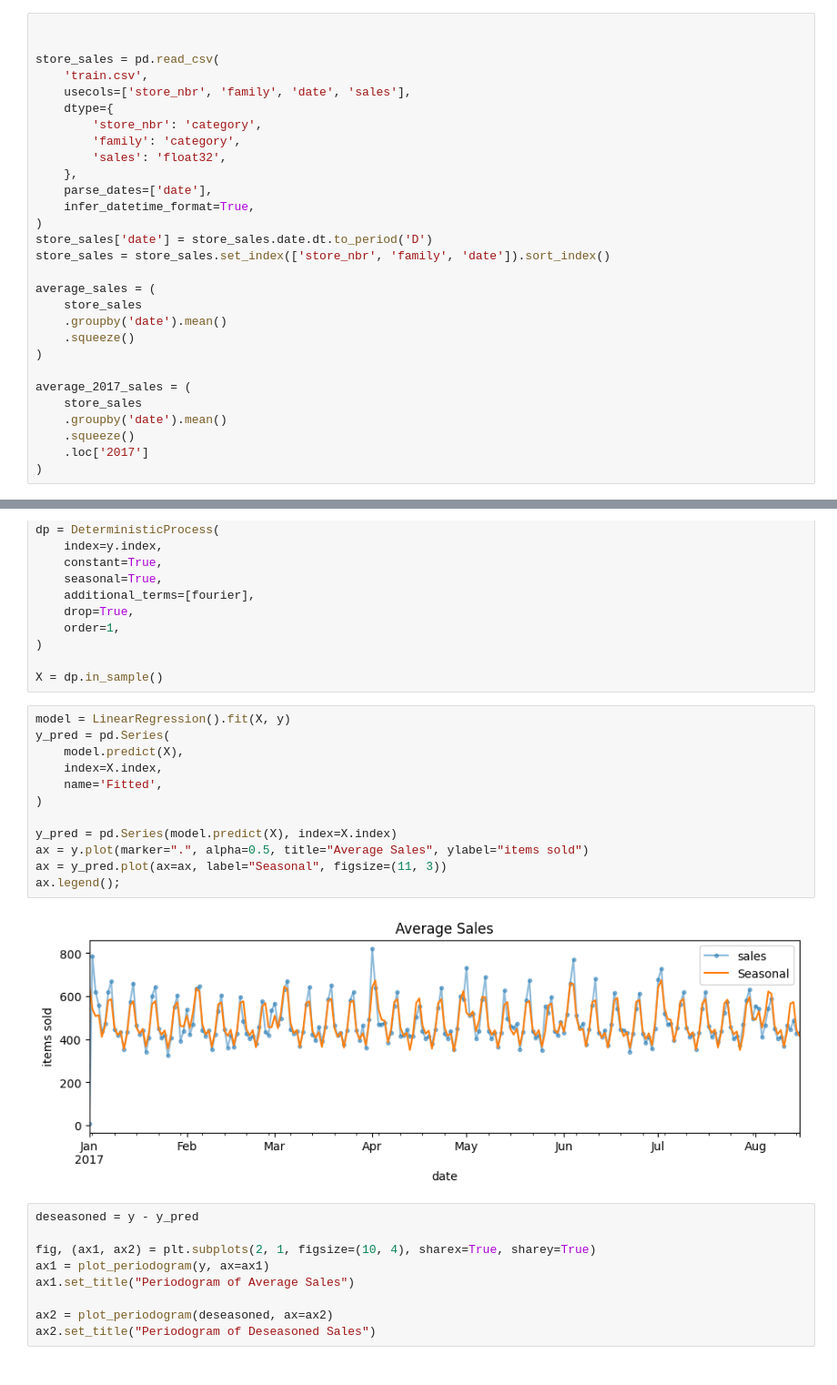
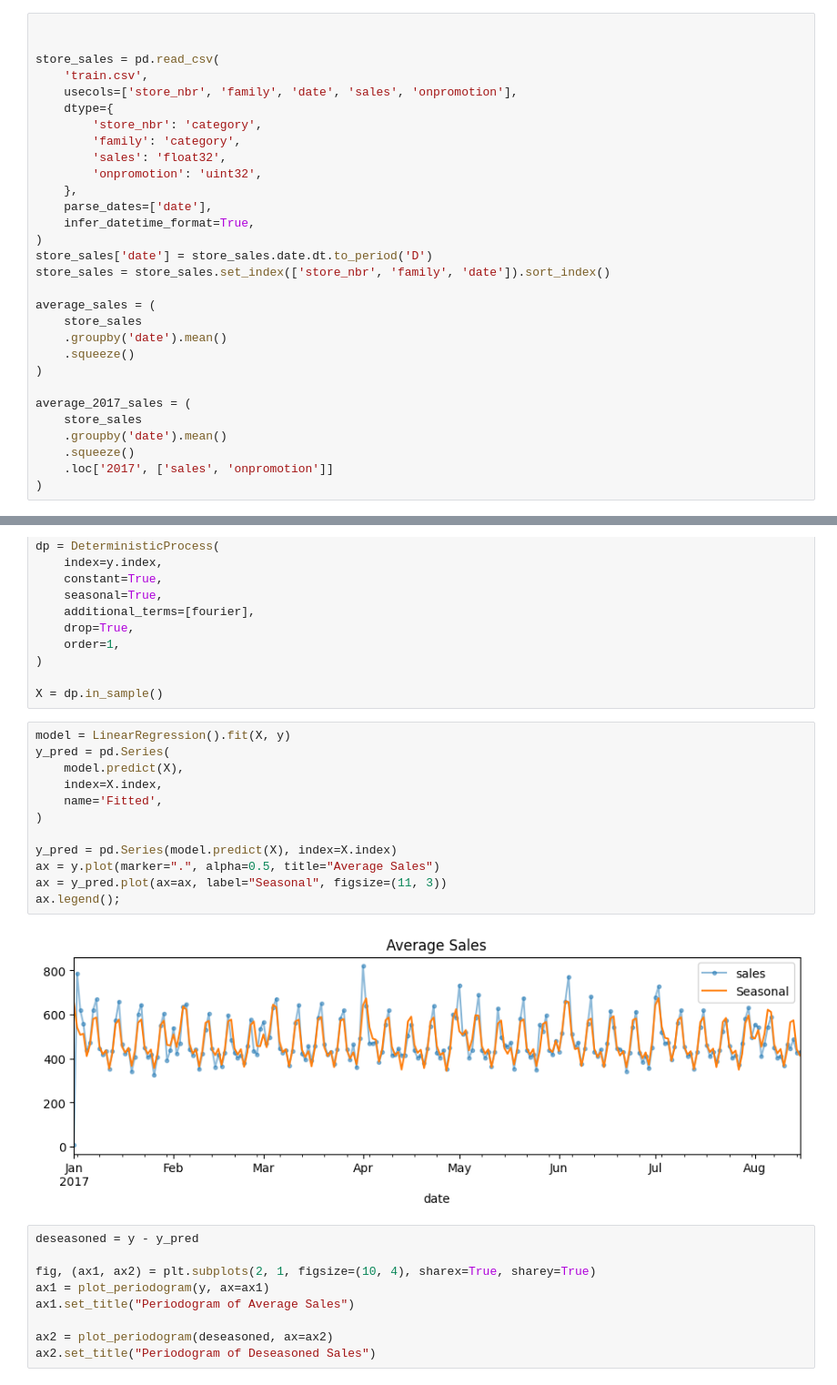
Before and after one commit to Karuption/CS4793-AI-GroupProject, a Jupyter notebook: AI-Model.ipynb, the cells around one changed output, grey strips where cells are left out. Shown at 91% size. Drawn from its saved outputs; the diff is of its cells as text.

```diff
--- a/AI-Model.ipynb
+++ b/AI-Model.ipynb
@@ -23,11 +23,12 @@ WARNING:root:Ignoring repeated attempt to bind to globals
 
 store_sales = pd.read_csv(
     'train.csv',
-    usecols=['store_nbr', 'family', 'date', 'sales'],
+    usecols=['store_nbr', 'family', 'date', 'sales', 'onpromotion'],
     dtype={
         'store_nbr': 'category',
         'family': 'category',
         'sales': 'float32',
+        'onpromotion': 'uint32',
     },
     parse_dates=['date'],
     infer_datetime_format=True,
@@ -45,7 +46,7 @@ average_2017_sales = (
     store_sales
     .groupby('date').mean()
     .squeeze()
-    .loc['2017']
+    .loc['2017', ['sales', 'onpromotion']]
 )
 # %%
 
@@ -128,17 +130,17 @@ X = dp.in_sample()
 # %%
 model = LinearRegression().fit(X, y)
 y_pred = pd.Series(
     model.predict(X),
     index=X.index,
     name='Fitted',
 )
 
 y_pred = pd.Series(model.predict(X), index=X.index)
-ax = y.plot(marker=".", alpha=0.5, title="Average Sales", ylabel="items sold")
+ax = y.plot(marker=".", alpha=0.5, title="Average Sales")
 ax = y_pred.plot(ax=ax, label="Seasonal", figsize=(11, 3))
 ax.legend();
 # %% [output]
-[figure, old version]
+[figure, new version]
 # %%
 deseasoned = y - y_pred
 
```
Also changed, not shown: parts of 16 cells of this notebook.
